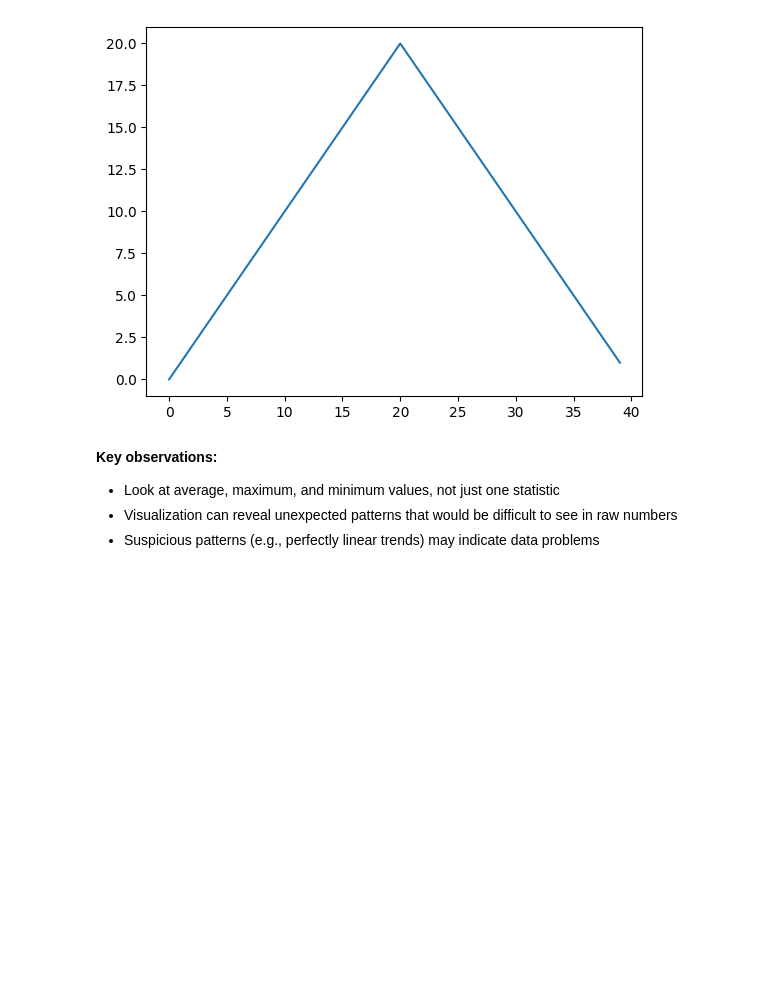
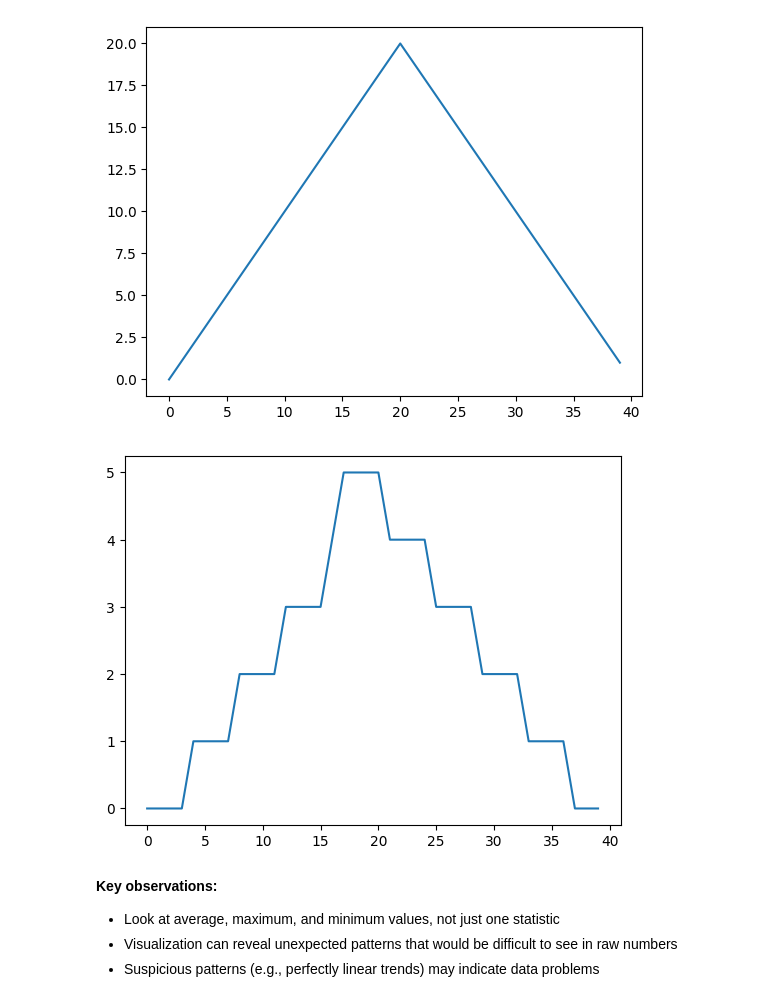
Before and after one commit to bhawiyuga/python-carpentries, a Jupyter notebook: 03-visualizing-data.ipynb, the cells around one changed output. Drawn from its saved outputs; the diff is of its cells as text; code cells hidden in the pictures; blank space fills up the shorter version.

```diff
--- a/03-visualizing-data.ipynb
+++ b/03-visualizing-data.ipynb
@@ -56,6 +56,12 @@ plt.plot(max_per_day)
 plt.show()
 # %% [output]
 [figure]
+# %%
+max_per_day = np.amin(data, axis=0)
+plt.plot(max_per_day)
+plt.show()
+# %% [output]
+[figure, added]
 # %% [markdown]
 **Key observations:**
 - Look at average, maximum, and minimum values, not just one statistic
```
